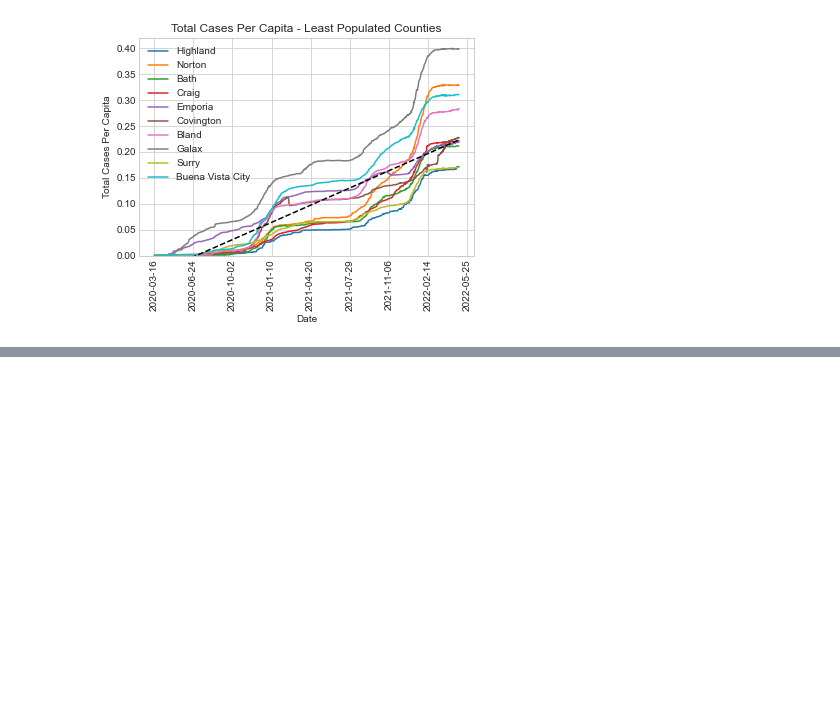
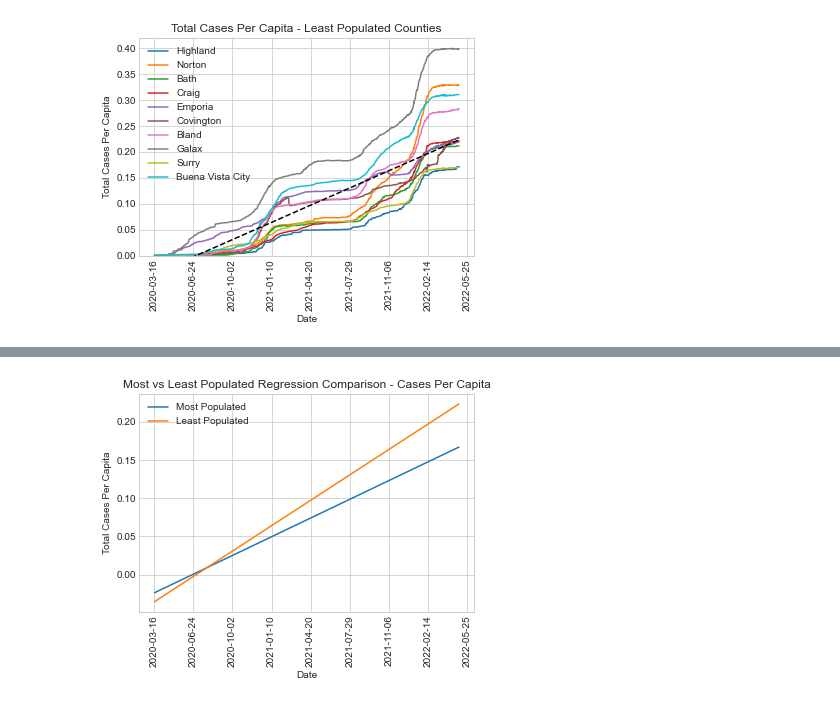
Before and after one commit to martindavid1995/Data-Science-Tutorial, a Jupyter notebook: Tutorial.ipynb, the cells around one changed output, grey strips where cells are left out. Saved outputs shown, nothing was run; the diff lists cells and outputs as text; code cells hidden in the pictures; blank space fills up the shorter version.

```diff
--- a/Tutorial.ipynb
+++ b/Tutorial.ipynb
@@ -494,3 +584,6 @@ def getRegLine(df, yCol):
+# %%
+most_populous_frames = getNLargest(10)
+least_populous_frames = getNSmallest(10)
 # %%
 doRegPlot(most_populous_frames, 'Total Cases Per Capita', 'Total Cases Per Capita - Most Populated Counties');
 # %% [output]
@@ -501,0 +599,4 @@ doRegPlot(least_populous_frames, 'Total Cases Per Capita', 'Total Cases Per Capi
+# %%
+plotRegression(most_populous_frames,least_populous_frames,'Total Cases Per Capita','Most vs Least Populated Regression Comparison - Cases Per Capita')
+# %% [output]
+[figure, added]
```
Also changed, not shown: parts of 59 cells of this notebook, 5 other files.
